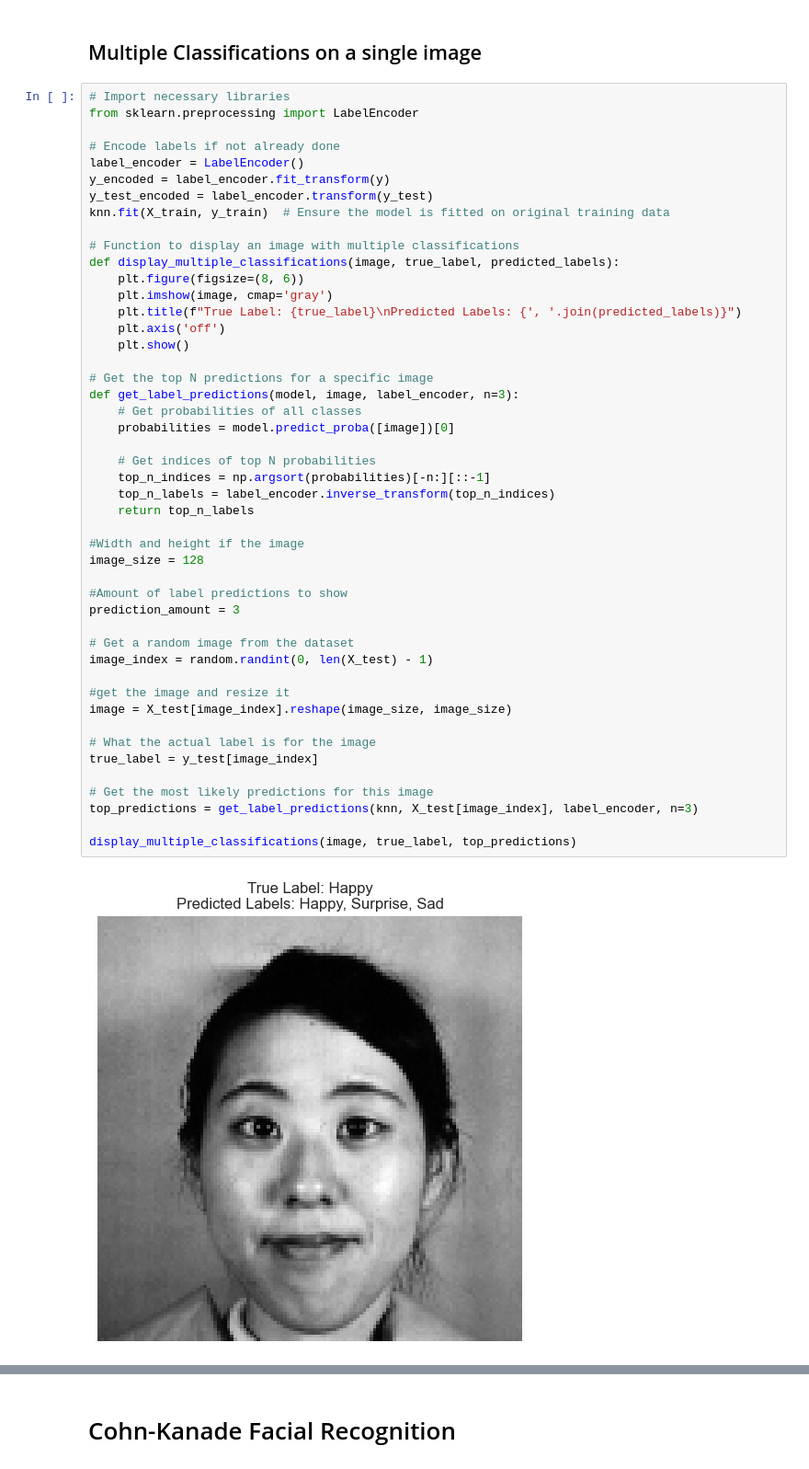
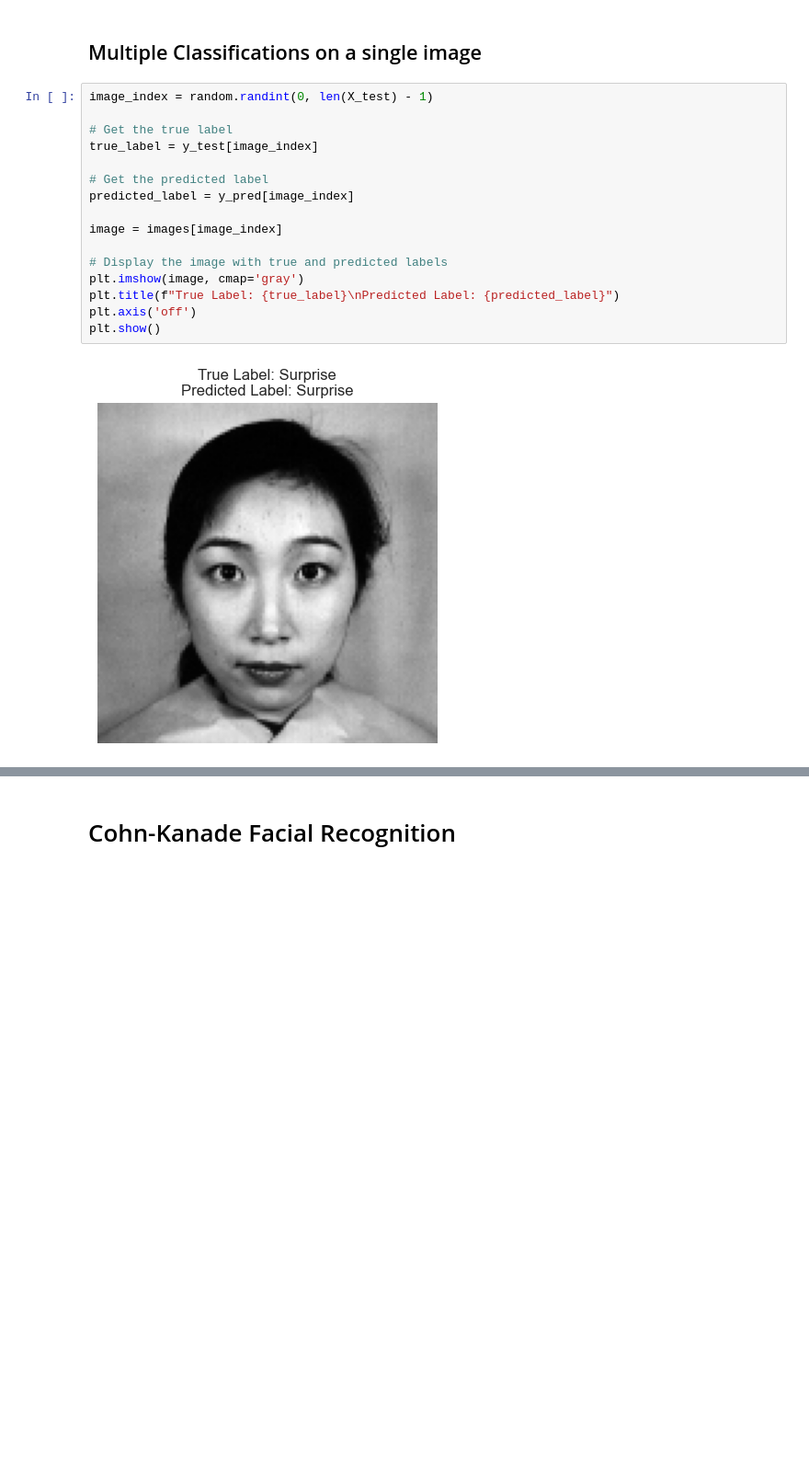
Before and after one commit to Daniel-M40/FaceRecognitionAI, a Jupyter notebook: faceRecognition.ipynb, the cells around one changed output, grey strips where cells are left out. Shown: that part at 92% size. Saved outputs shown, nothing was run; the diff lists cells and outputs as text; blank space fills up the shorter version.

```diff
--- a/faceRecognition.ipynb
+++ b/faceRecognition.ipynb
@@ -185,52 +211,21 @@ weighted avg       0.87      0.86      0.86        43
 # %% [markdown]
 ## Multiple Classifications on a single image
 # %%
-# Import necessary libraries
-from sklearn.preprocessing import LabelEncoder
-
-# Encode labels if not already done
-label_encoder = LabelEncoder()
-y_encoded = label_encoder.fit_transform(y)
-y_test_encoded = label_encoder.transform(y_test)
-knn.fit(X_train, y_train)  # Ensure the model is fitted on original training data
-
-# Function to display an image with multiple classifications
-def display_multiple_classifications(image, true_label, predicted_labels):
-    plt.figure(figsize=(8, 6))
-    plt.imshow(image, cmap='gray')
-    plt.title(f"True Label: {true_label}\nPredicted Labels: {', '.join(predicted_labels)}")
-    plt.axis('off')
-    plt.show()
-
-# Get the top N predictions for a specific image
-def get_label_predictions(model, image, label_encoder, n=3):
-    # Get probabilities of all classes
-    probabilities = model.predict_proba([image])[0]
-
-    # Get indices of top N probabilities
-    top_n_indices = np.argsort(probabilities)[-n:][::-1]
-    top_n_labels = label_encoder.inverse_transform(top_n_indices)
-    return top_n_labels
-
-#Width and height if the image
-image_size = 128
-
-#Amount of label predictions to show
-prediction_amount = 3
-
-# Get a random image from the dataset
 image_index = random.randint(0, len(X_test) - 1)
 
-#get the image and resize it
-image = X_test[image_index].reshape(image_size, image_size)
-
-# What the actual label is for the image
+# Get the true label
 true_label = y_test[image_index]
 
-# Get the most likely predictions for this image
-top_predictions = get_label_predictions(knn, X_test[image_index], label_encoder, n=3)
+# Get the predicted label
+predicted_label = y_pred[image_index]
 
-display_multiple_classifications(image, true_label, top_predictions)
+image = images[image_index]
+
+# Display the image with true and predicted labels
+plt.imshow(image, cmap='gray')
+plt.title(f"True Label: {true_label}\nPredicted Label: {predicted_label}")
+plt.axis('off')
+plt.show()
 # %% [output]
-[figure, old version]
+[figure, new version]
 # %% [markdown]
```
Also changed, not shown: parts of 20 cells of this notebook.
